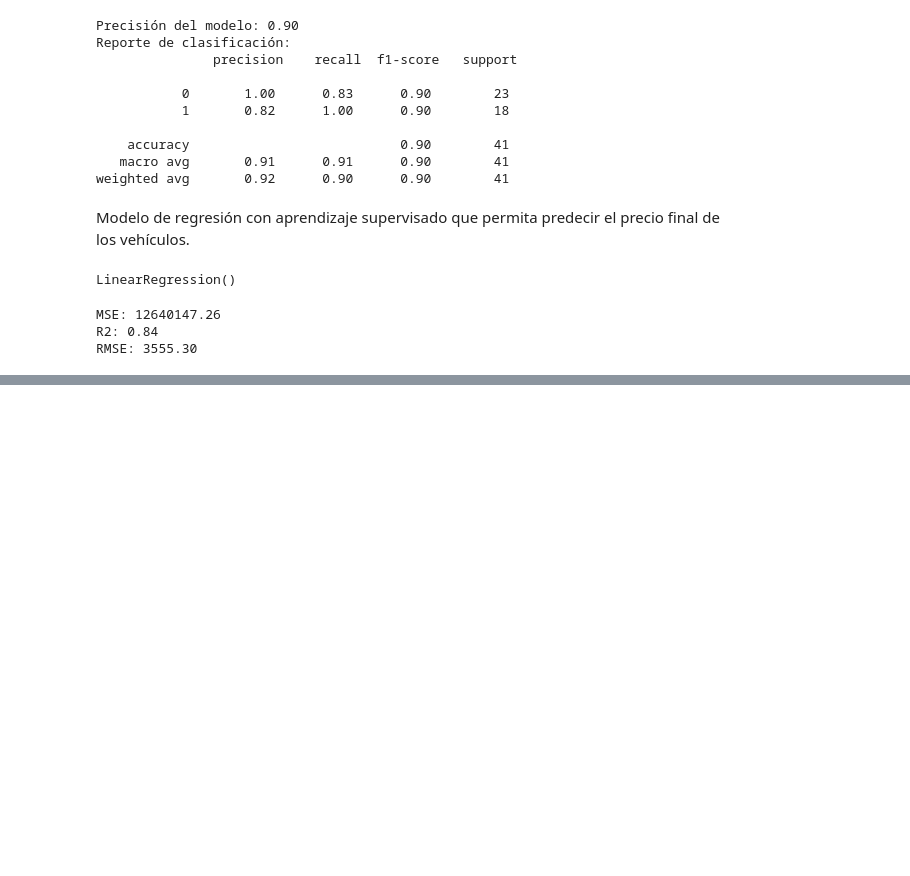
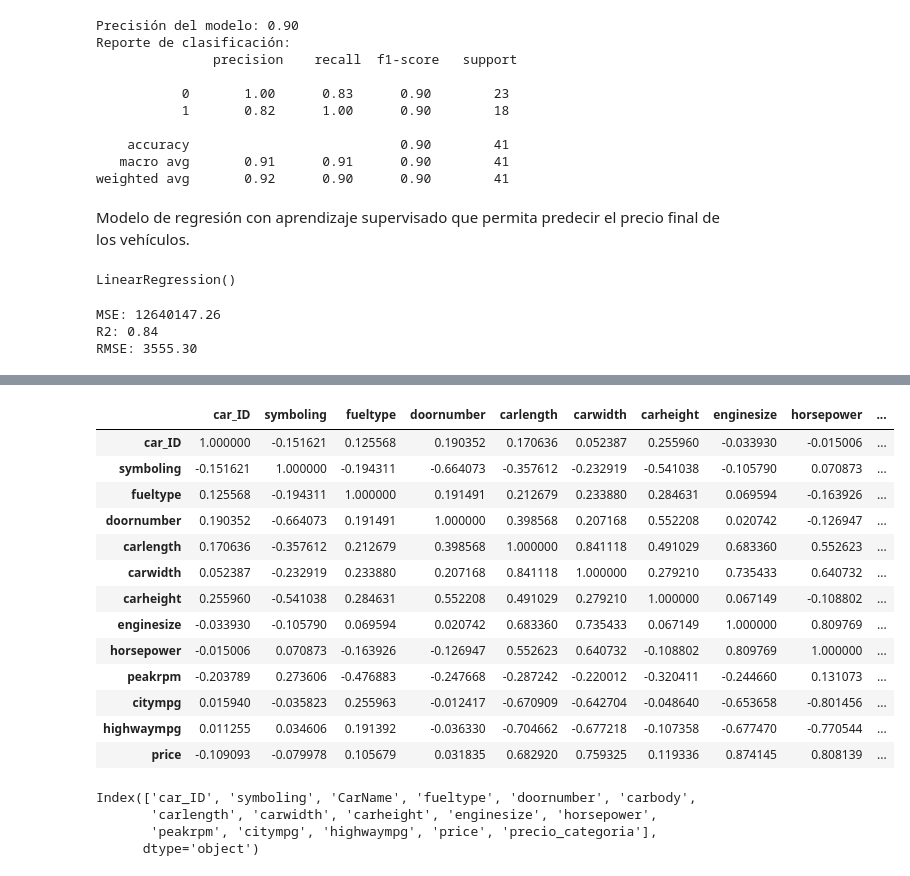
Before and after one commit to Marianopopov/MODULO-6, a Jupyter notebook: Proyecto Integrador - Autos/ProyectoIntegrador.ipynb, the cells around one changed output, grey strips where cells are left out. Cells and saved outputs as stored; diff of their text form; code cells hidden in the pictures; blank space fills up the shorter version.

```diff
--- a/Proyecto Integrador - Autos/ProyectoIntegrador.ipynb
+++ b/Proyecto Integrador - Autos/ProyectoIntegrador.ipynb
@@ -255,3 +255,30 @@ df.describe()
 | 50% | 103.000000 | 1.000000 | 0.000000 | 4.000000 | 173.200000 | 65.500000 | 54.100000 | 120.000000 | 95.000000 | ... |
 | 75% | 154.000000 | 2.000000 | 0.000000 | 4.000000 | 183.100000 | 66.900000 | 55.500000 | 141.000000 | 116.000000 | ... |
 | max | 205.000000 | 3.000000 | 1.000000 | 4.000000 | 208.100000 | 72.300000 | 59.800000 | 326.000000 | 288.000000 | ... |
+# %%
+corr = df[['car_ID', 'symboling', 'fueltype', 'doornumber',
+       'carlength', 'carwidth', 'carheight', 'enginesize', 'horsepower',
+       'peakrpm', 'citympg', 'highwaympg', 'price']].corr()
+corr.style.background_gradient(cmap='coolwarm')
+# %% [output]
+|  | car_ID | symboling | fueltype | doornumber | carlength | carwidth | carheight | enginesize | horsepower | ... |
+| car_ID | 1.000000 | -0.151621 | 0.125568 | 0.190352 | 0.170636 | 0.052387 | 0.255960 | -0.033930 | -0.015006 | ... |
+| symboling | -0.151621 | 1.000000 | -0.194311 | -0.664073 | -0.357612 | -0.232919 | -0.541038 | -0.105790 | 0.070873 | ... |
+| fueltype | 0.125568 | -0.194311 | 1.000000 | 0.191491 | 0.212679 | 0.233880 | 0.284631 | 0.069594 | -0.163926 | ... |
+| doornumber | 0.190352 | -0.664073 | 0.191491 | 1.000000 | 0.398568 | 0.207168 | 0.552208 | 0.020742 | -0.126947 | ... |
+| carlength | 0.170636 | -0.357612 | 0.212679 | 0.398568 | 1.000000 | 0.841118 | 0.491029 | 0.683360 | 0.552623 | ... |
+| carwidth | 0.052387 | -0.232919 | 0.233880 | 0.207168 | 0.841118 | 1.000000 | 0.279210 | 0.735433 | 0.640732 | ... |
+| carheight | 0.255960 | -0.541038 | 0.284631 | 0.552208 | 0.491029 | 0.279210 | 1.000000 | 0.067149 | -0.108802 | ... |
+| enginesize | -0.033930 | -0.105790 | 0.069594 | 0.020742 | 0.683360 | 0.735433 | 0.067149 | 1.000000 | 0.809769 | ... |
+| horsepower | -0.015006 | 0.070873 | -0.163926 | -0.126947 | 0.552623 | 0.640732 | -0.108802 | 0.809769 | 1.000000 | ... |
+| peakrpm | -0.203789 | 0.273606 | -0.476883 | -0.247668 | -0.287242 | -0.220012 | -0.320411 | -0.244660 | 0.131073 | ... |
+| citympg | 0.015940 | -0.035823 | 0.255963 | -0.012417 | -0.670909 | -0.642704 | -0.048640 | -0.653658 | -0.801456 | ... |
+| highwaympg | 0.011255 | 0.034606 | 0.191392 | -0.036330 | -0.704662 | -0.677218 | -0.107358 | -0.677470 | -0.770544 | ... |
+| price | -0.109093 | -0.079978 | 0.105679 | 0.031835 | 0.682920 | 0.759325 | 0.119336 | 0.874145 | 0.808139 | ... |
+# %%
+df.columns
+# %% [output]
+Index(['car_ID', 'symboling', 'CarName', 'fueltype', 'doornumber', 'carbody',
+       'carlength', 'carwidth', 'carheight', 'enginesize', 'horsepower',
+       'peakrpm', 'citympg', 'highwaympg', 'price', 'precio_categoria'],
+      dtype='object')
```
Also changed, not shown: parts of 2 cells of this notebook, 2 other files.
